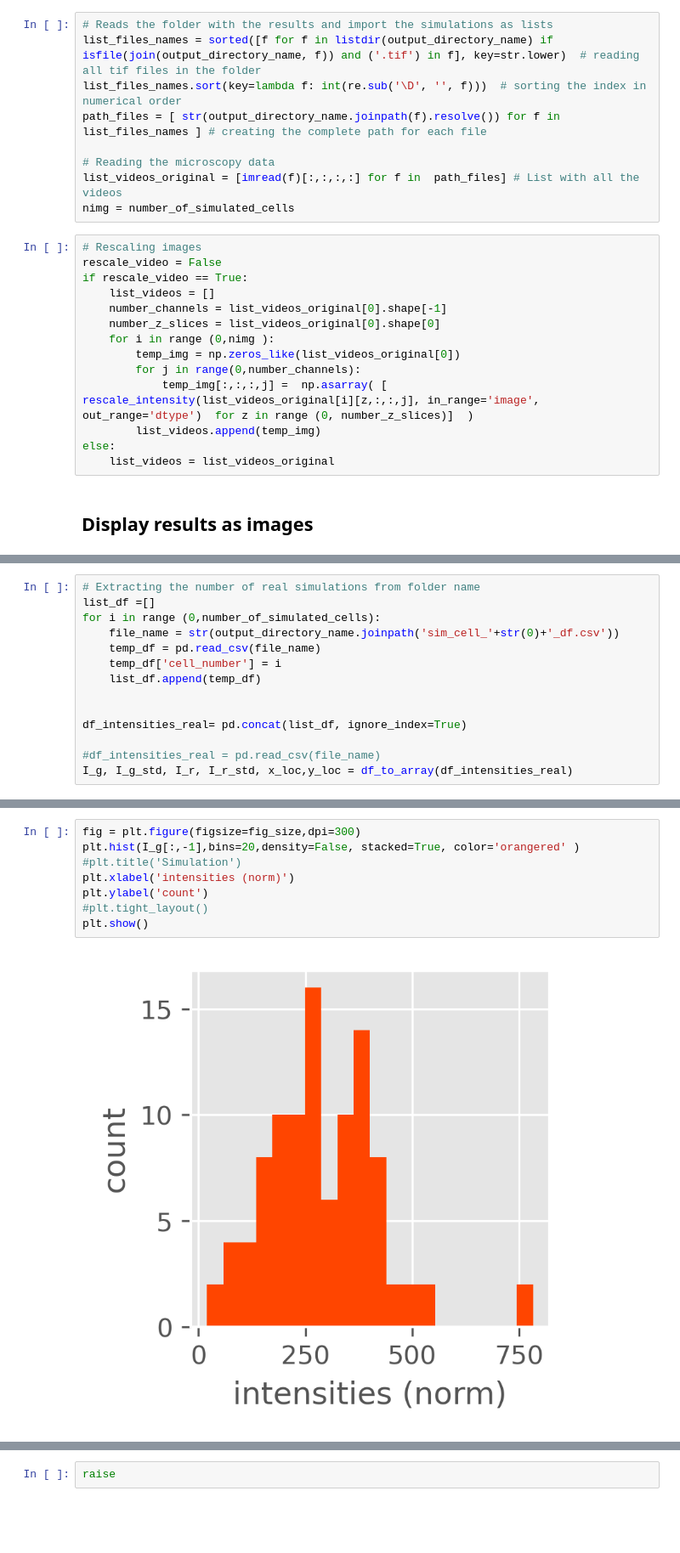
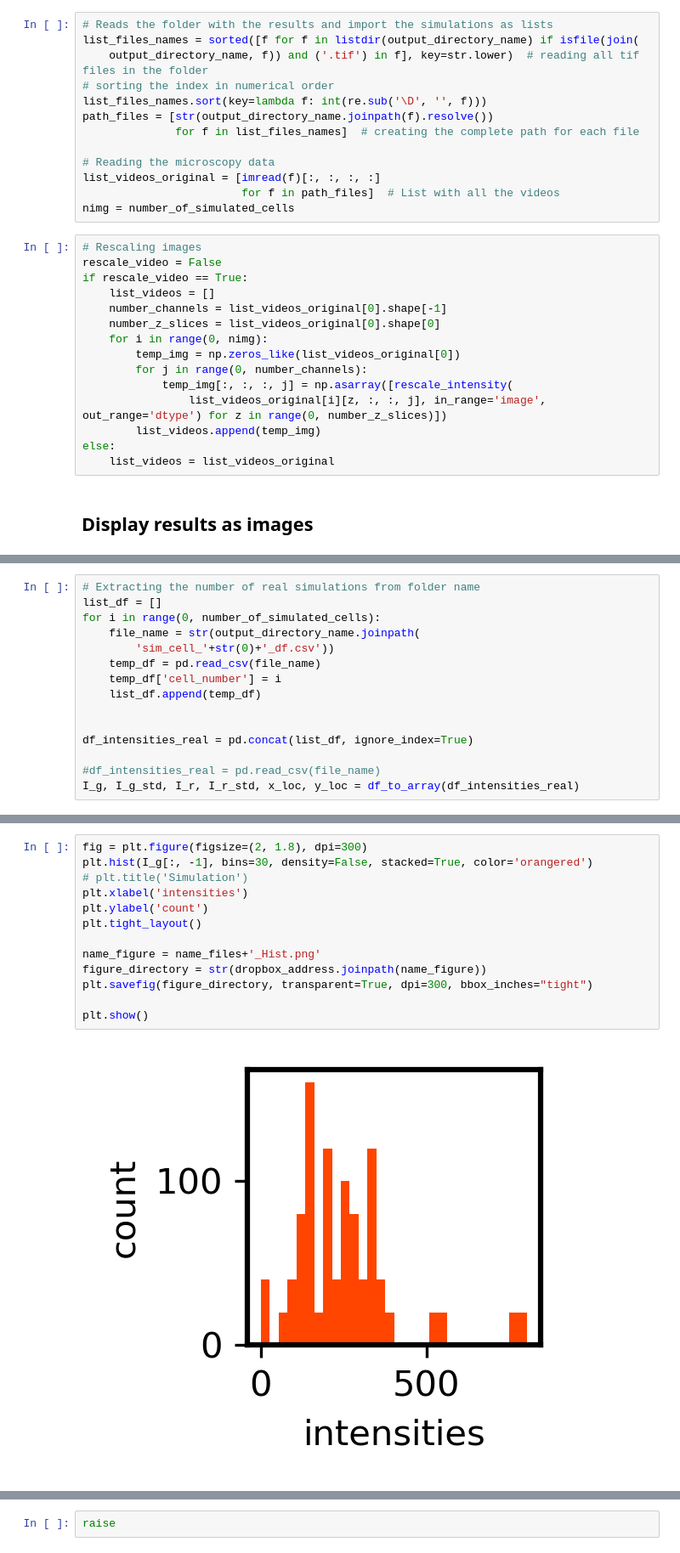
Before and after one commit to MunskyGroup/rsnaped, a Jupyter notebook: notebooks/Paper_Figures/Figure_Pipeline.ipynb, the cells around one changed output, grey strips where cells are left out. Shown at 85% size. Drawn from its saved outputs; the diff is of its cells as text; blank space fills up the shorter version.

```diff
--- a/notebooks/Paper_Figures/Figure_Pipeline.ipynb
+++ b/notebooks/Paper_Figures/Figure_Pipeline.ipynb
@@ -203,12 +219,16 @@ output_directory_name
 PosixPath('/home/luisub/Desktop/rsnaped/notebooks/Paper_Figures/temp/Simulation_V2__ns_50_diff_0_7')
 # %%
 # Reads the folder with the results and import the simulations as lists
-list_files_names = sorted([f for f in listdir(output_directory_name) if isfile(join(output_directory_name, f)) and ('.tif') in f], key=str.lower)  # reading all tif files in the folder
-list_files_names.sort(key=lambda f: int(re.sub('\D', '', f)))  # sorting the index in numerical order
-path_files = [ str(output_directory_name.joinpath(f).resolve()) for f in list_files_names ] # creating the complete path for each file
+list_files_names = sorted([f for f in listdir(output_directory_name) if isfile(join(
+    output_directory_name, f)) and ('.tif') in f], key=str.lower)  # reading all tif files in the folder
+# sorting the index in numerical order
+list_files_names.sort(key=lambda f: int(re.sub('\D', '', f)))
+path_files = [str(output_directory_name.joinpath(f).resolve())
+              for f in list_files_names]  # creating the complete path for each file
 
 # Reading the microscopy data
-list_videos_original = [imread(f)[:,:,:,:] for f in  path_files] # List with all the videos
+list_videos_original = [imread(f)[:, :, :, :]
+                        for f in path_files]  # List with all the videos
 nimg = number_of_simulated_cells
 # %%
 # Rescaling images
@@ -217,10 +237,11 @@ if rescale_video == True:
     list_videos = []
     number_channels = list_videos_original[0].shape[-1]
     number_z_slices = list_videos_original[0].shape[0]
-    for i in range (0,nimg ):
+    for i in range(0, nimg):
         temp_img = np.zeros_like(list_videos_original[0])
-        for j in range(0,number_channels):
-            temp_img[:,:,:,j] =  np.asarray( [ rescale_intensity(list_videos_original[i][z,:,:,j], in_range='image', out_range='dtype')  for z in range (0, number_z_slices)]  )
+        for j in range(0, number_channels):
+            temp_img[:, :, :, j] = np.asarray([rescale_intensity(
+                list_videos_original[i][z, :, :, j], in_range='image', out_range='dtype') for z in range(0, number_z_slices)])
         list_videos.append(temp_img)
 else:
     list_videos = list_videos_original
@@ -311,16 +350,17 @@ plt.show()
 [figure]
 # %%
 # Extracting the number of real simulations from folder name
-list_df =[]
-for i in range (0,number_of_simulated_cells):
-    file_name = str(output_directory_name.joinpath('sim_cell_'+str(0)+'_df.csv'))
+list_df = []
+for i in range(0, number_of_simulated_cells):
+    file_name = str(output_directory_name.joinpath(
+        'sim_cell_'+str(0)+'_df.csv'))
     temp_df = pd.read_csv(file_name)
     temp_df['cell_number'] = i
     list_df.append(temp_df)
 
 
-df_intensities_real= pd.concat(list_df, ignore_index=True)
+df_intensities_real = pd.concat(list_df, ignore_index=True)
 
 #df_intensities_real = pd.read_csv(file_name)
-I_g, I_g_std, I_r, I_r_std, x_loc,y_loc = df_to_array(df_intensities_real)
+I_g, I_g_std, I_r, I_r_std, x_loc, y_loc = df_to_array(df_intensities_real)
 # %%
@@ -435,11 +494,16 @@ I_g.shape
 # %%
-fig = plt.figure(figsize=fig_size,dpi=300)
-plt.hist(I_g[:,-1],bins=20,density=False, stacked=True, color='orangered' )
-#plt.title('Simulation')
-plt.xlabel('intensities (norm)')
+fig = plt.figure(figsize=(2, 1.8), dpi=300)
+plt.hist(I_g[:, -1], bins=30, density=False, stacked=True, color='orangered')
+# plt.title('Simulation')
+plt.xlabel('intensities')
 plt.ylabel('count')
-#plt.tight_layout()
+plt.tight_layout()
+
+name_figure = name_files+'_Hist.png'
+figure_directory = str(dropbox_address.joinpath(name_figure))
+plt.savefig(figure_directory, transparent=True, dpi=300, bbox_inches="tight")
+
 plt.show()
 # %% [output]
-[figure, old version]
+[figure, new version]
 # %%
```
Also changed, not shown: parts of 37 cells of this notebook.
